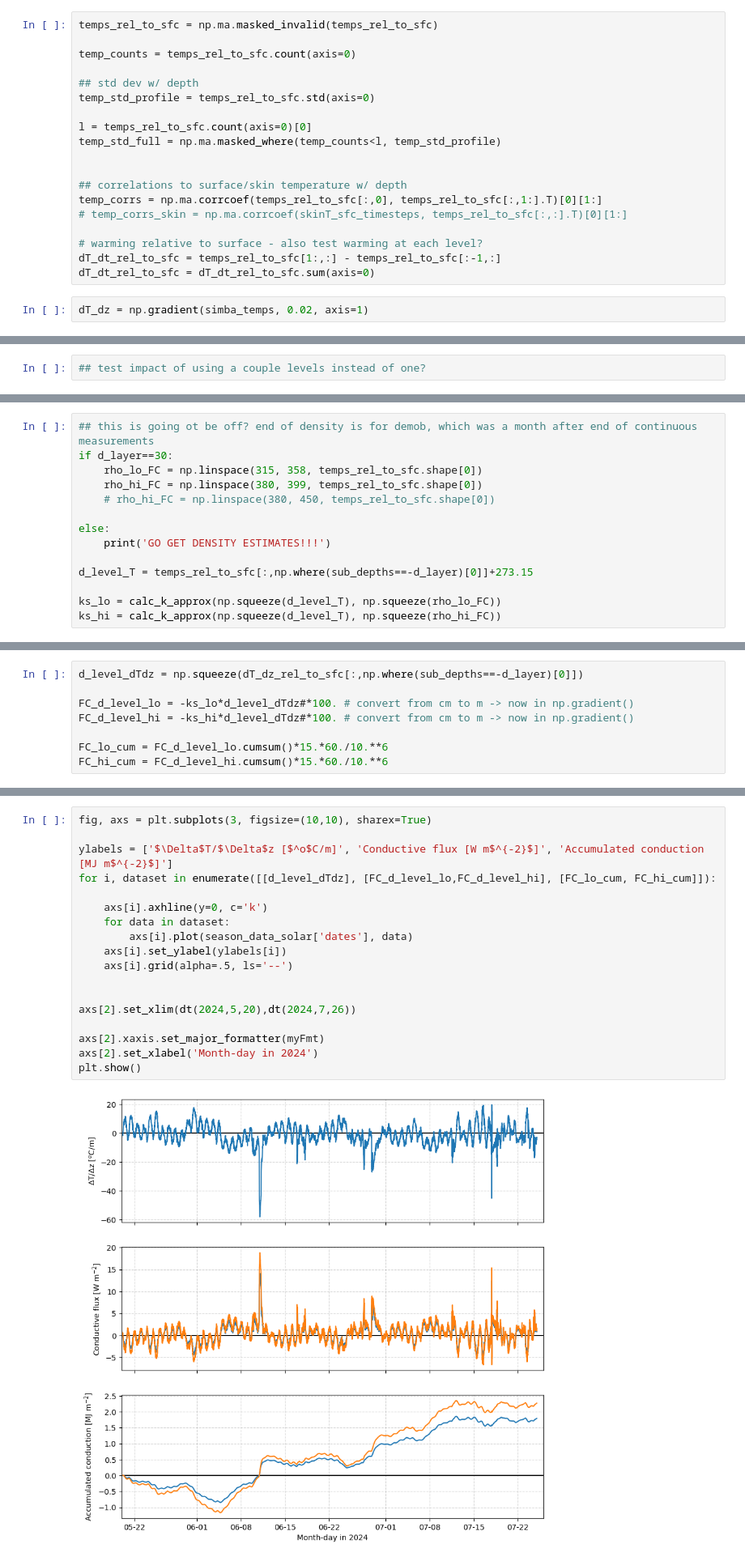
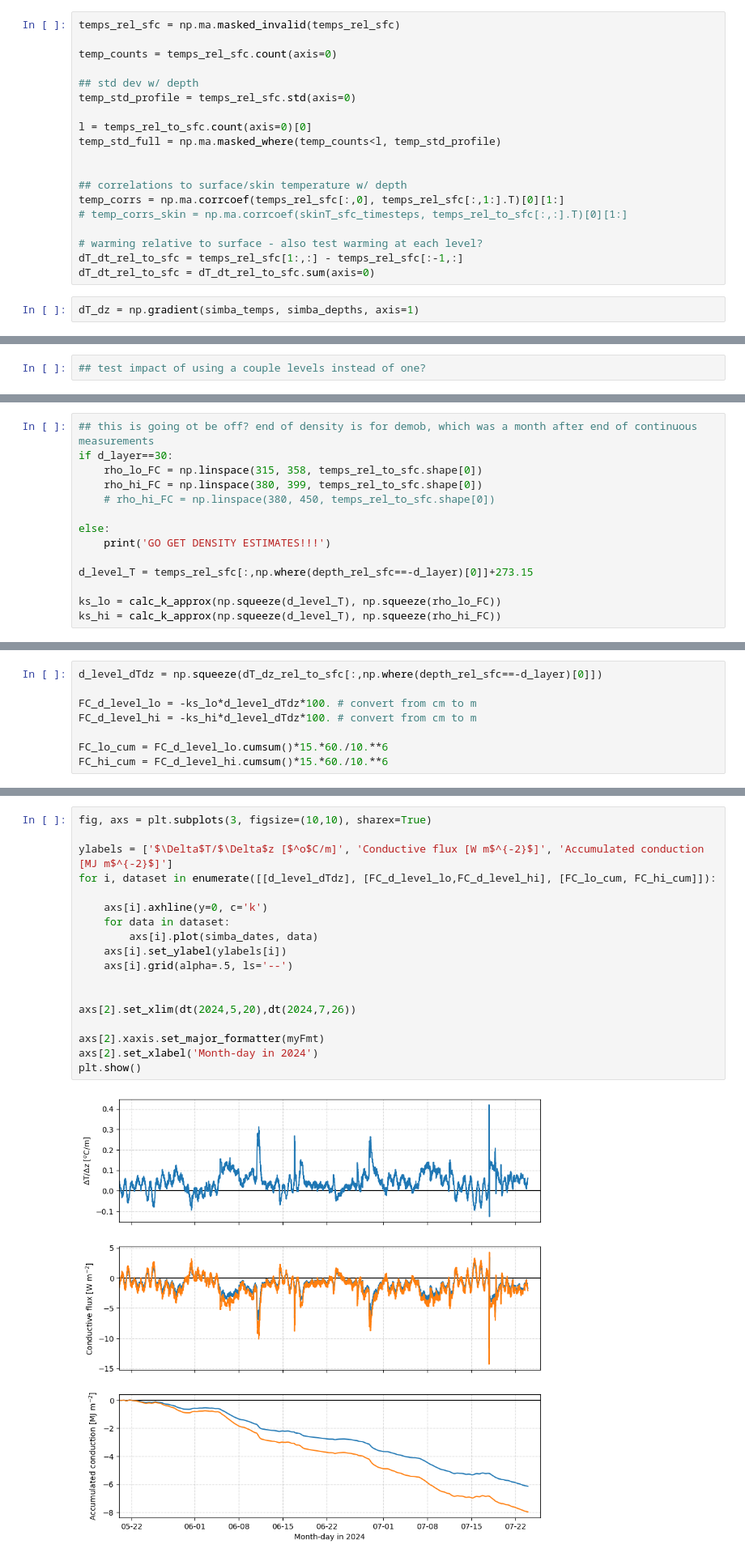
Before and after one commit to sledd/ICECAPS_raven, a Jupyter notebook: raven_accumulation_analysis.ipynb, the cells around one changed output, grey strips where cells are left out. Shown at 81% size. Cells and saved outputs as stored; diff of their text form.

```diff
--- a/raven_accumulation_analysis.ipynb
+++ b/raven_accumulation_analysis.ipynb
@@ -322,24 +561,24 @@ plt.show()
 # %%
-temps_rel_to_sfc = np.ma.masked_invalid(temps_rel_to_sfc)
+temps_rel_sfc = np.ma.masked_invalid(temps_rel_sfc)
 
-temp_counts = temps_rel_to_sfc.count(axis=0)
+temp_counts = temps_rel_sfc.count(axis=0)
 
 ## std dev w/ depth
-temp_std_profile = temps_rel_to_sfc.std(axis=0)
+temp_std_profile = temps_rel_sfc.std(axis=0)
 
 l = temps_rel_to_sfc.count(axis=0)[0]
 temp_std_full = np.ma.masked_where(temp_counts<l, temp_std_profile)
 
 
 ## correlations to surface/skin temperature w/ depth
-temp_corrs = np.ma.corrcoef(temps_rel_to_sfc[:,0], temps_rel_to_sfc[:,1:].T)[0][1:]
+temp_corrs = np.ma.corrcoef(temps_rel_sfc[:,0], temps_rel_sfc[:,1:].T)[0][1:]
 # temp_corrs_skin = np.ma.corrcoef(skinT_sfc_timesteps, temps_rel_to_sfc[:,:].T)[0][1:]
 
 # warming relative to surface - also test warming at each level?
-dT_dt_rel_to_sfc = temps_rel_to_sfc[1:,:] - temps_rel_to_sfc[:-1,:]
+dT_dt_rel_to_sfc = temps_rel_sfc[1:,:] - temps_rel_sfc[:-1,:]
 dT_dt_rel_to_sfc = dT_dt_rel_to_sfc.sum(axis=0)
 # %%
-dT_dz = np.gradient(simba_temps, 0.02, axis=1)
+dT_dz = np.gradient(simba_temps, simba_depths, axis=1)
 # %%
 temporary_grad = np.ma.masked_where(depths_rel_to_sfc>0, dT_dz)# temporary temperature
 
@@ -500,7 +707,7 @@ if d_layer==30:
 else:
     print('GO GET DENSITY ESTIMATES!!!')
 
-d_level_T = temps_rel_to_sfc[:,np.where(sub_depths==-d_layer)[0]]+273.15
+d_level_T = temps_rel_sfc[:,np.where(depth_rel_sfc==-d_layer)[0]]+273.15
 
 ks_lo = calc_k_approx(np.squeeze(d_level_T), np.squeeze(rho_lo_FC))
 ks_hi = calc_k_approx(np.squeeze(d_level_T), np.squeeze(rho_hi_FC))
@@ -513,8 +720,8 @@ plt.plot(ks_hi)
 # %%
-d_level_dTdz = np.squeeze(dT_dz_rel_to_sfc[:,np.where(sub_depths==-d_layer)[0]])
+d_level_dTdz = np.squeeze(dT_dz_rel_to_sfc[:,np.where(depth_rel_sfc==-d_layer)[0]])
 
-FC_d_level_lo = -ks_lo*d_level_dTdz#*100. # convert from cm to m -> now in np.gradient()
-FC_d_level_hi = -ks_hi*d_level_dTdz#*100. # convert from cm to m -> now in np.gradient()
+FC_d_level_lo = -ks_lo*d_level_dTdz*100. # convert from cm to m
+FC_d_level_hi = -ks_hi*d_level_dTdz*100. # convert from cm to m
 
 FC_lo_cum = FC_d_level_lo.cumsum()*15.*60./10.**6
 FC_hi_cum = FC_d_level_hi.cumsum()*15.*60./10.**6
@@ -525,20 +732,20 @@ print(d_level_dTdz.shape, ks_lo.shape, FC_hi_cum.shape)
 # %%
 fig, axs = plt.subplots(3, figsize=(10,10), sharex=True)
 
 ylabels = ['$\Delta$T/$\Delta$z [$^o$C/m]', 'Conductive flux [W m$^{-2}$]', 'Accumulated conduction [MJ m$^{-2}$]']
 for i, dataset in enumerate([[d_level_dTdz], [FC_d_level_lo,FC_d_level_hi], [FC_lo_cum, FC_hi_cum]]):
 
     axs[i].axhline(y=0, c='k')
     for data in dataset:
-        axs[i].plot(season_data_solar['dates'], data)
+        axs[i].plot(simba_dates, data)
     axs[i].set_ylabel(ylabels[i])
     axs[i].grid(alpha=.5, ls='--')
 
 
 axs[2].set_xlim(dt(2024,5,20),dt(2024,7,26))
 
 axs[2].xaxis.set_major_formatter(myFmt)
 axs[2].set_xlabel('Month-day in 2024')
 plt.show()
 # %% [output]
-[figure, old version]
+[figure, new version]
```
Also changed, not shown: parts of 67 cells of this notebook.
